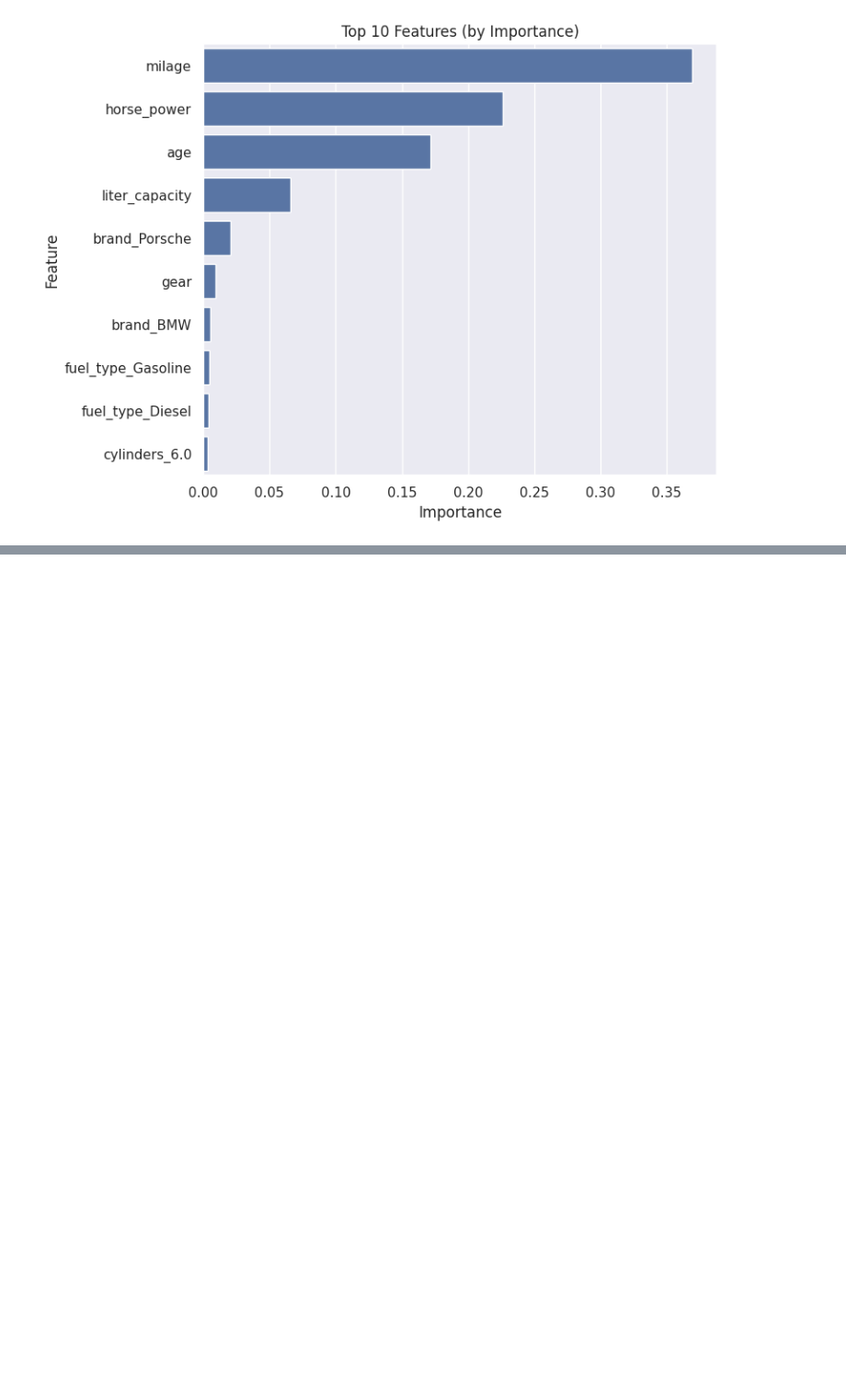
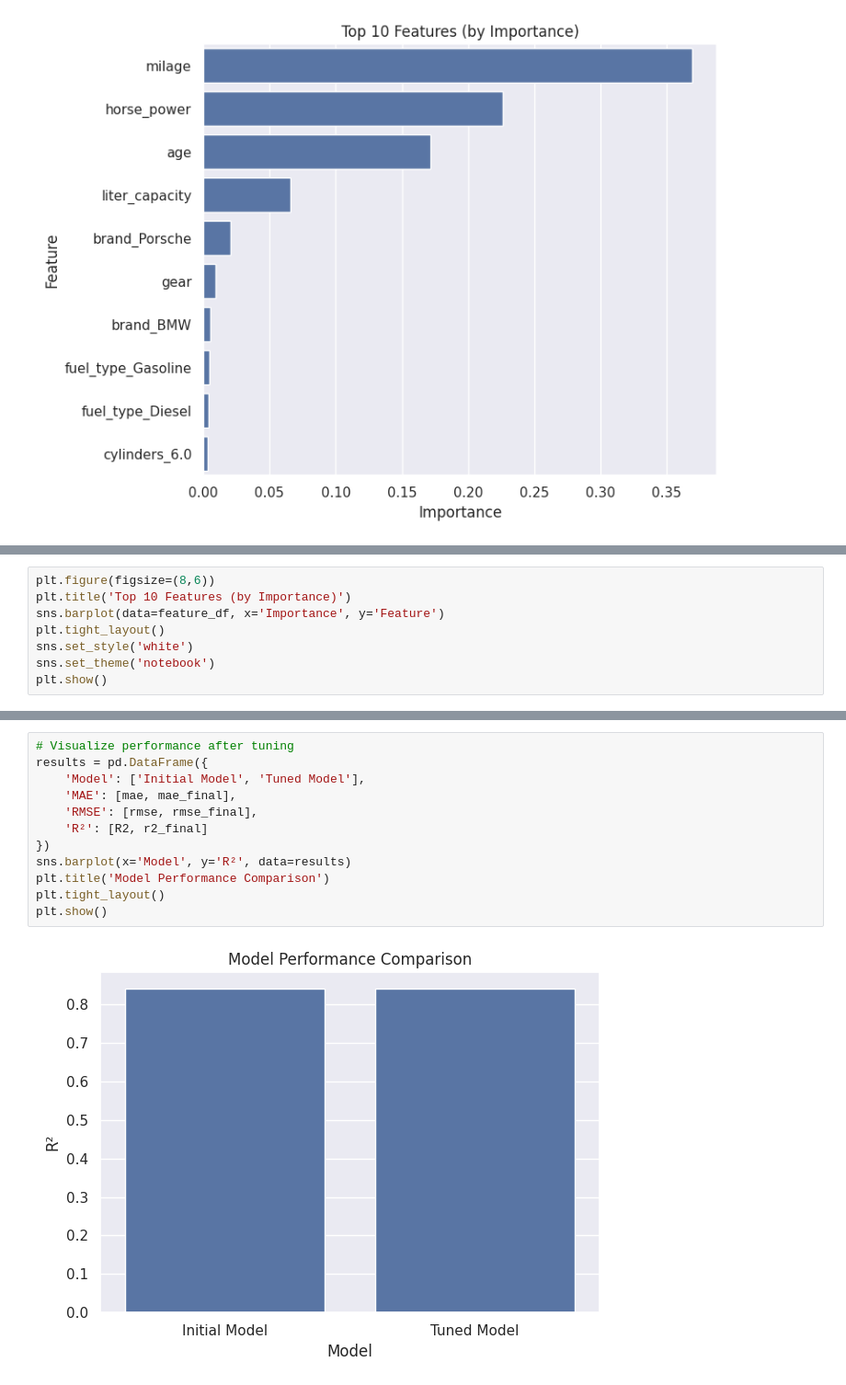
Before and after one commit to ChandraPC3000/Used-Car-Price-Prediction-and-Visualization, a Jupyter notebook: Used_Car_Price_Prediction_and_Visualization.ipynb, the cells around one changed output, grey strips where cells are left out. Shown at 92% size. Cells and saved outputs as stored; diff of their text form; blank space fills up the shorter version.

```diff
--- a/Used_Car_Price_Prediction_and_Visualization.ipynb
+++ b/Used_Car_Price_Prediction_and_Visualization.ipynb
@@ -554,0 +570,8 @@ plt.show()
+# %%
+plt.figure(figsize=(8,6))
+plt.title('Top 10 Features (by Importance)')
+sns.barplot(data=feature_df, x='Importance', y='Feature')
+plt.tight_layout()
+sns.set_style('white')
+sns.set_theme('notebook')
+plt.show()
@@ -554,0 +587,14 @@ plt.show()
+# %%
+# Visualize performance after tuning
+results = pd.DataFrame({
+    'Model': ['Initial Model', 'Tuned Model'],
+    'MAE': [mae, mae_final],
+    'RMSE': [rmse, rmse_final],
+    'R²': [R2, r2_final]
+})
+sns.barplot(x='Model', y='R²', data=results)
+plt.title('Model Performance Comparison')
+plt.tight_layout()
+plt.show()
+# %% [output]
+[figure, added]
```
Also changed, not shown: parts of 4 cells of this notebook.
